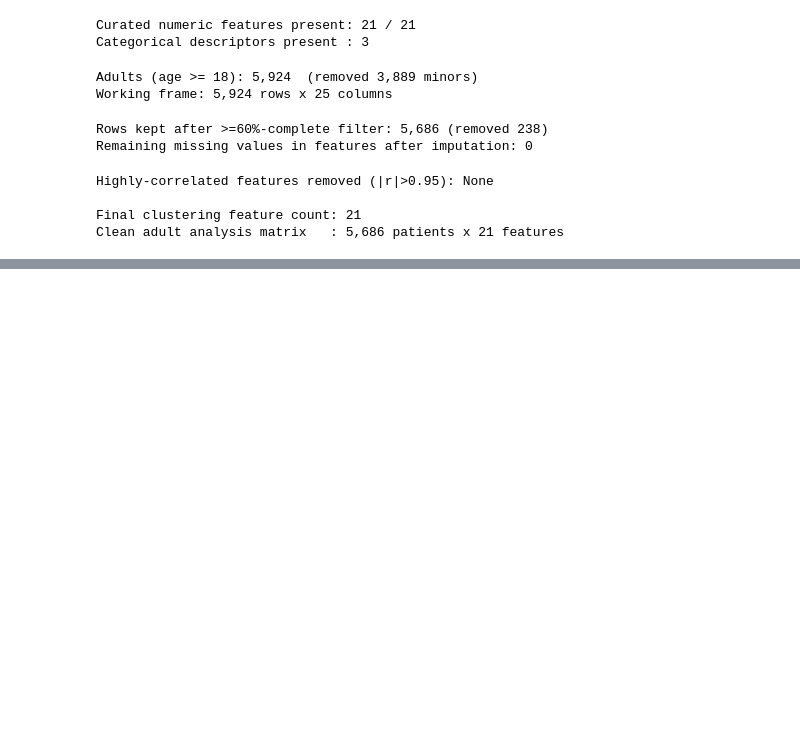
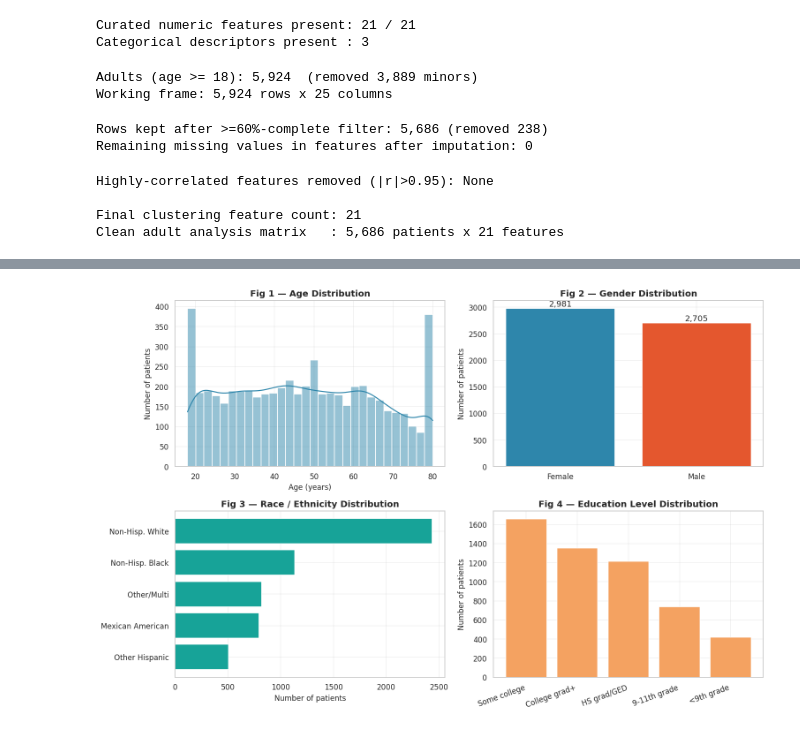
Before and after one commit to Syed-Irfan-1165/Patient-Segmentation-using-Unsupervised-Machine-Learning, a Jupyter notebook: notebooks/NHANES_Patient_Segmentation_PROGRESS.ipynb, the cells around one changed output, grey strips where cells are left out. Saved outputs shown, nothing was run; the diff lists cells and outputs as text; code cells hidden in the pictures; blank space fills up the shorter version.

```diff
--- a/notebooks/NHANES_Patient_Segmentation_PROGRESS.ipynb
+++ b/notebooks/NHANES_Patient_Segmentation_PROGRESS.ipynb
@@ -620,0 +631,17 @@ Clean adult analysis matrix   : 5,686 patients x 21 features
+# %%
+# ---- 5.0 Decode categorical NHANES codes into readable labels (for plots) ----
+GENDER_MAP = {1: 'Male', 2: 'Female'}
+RACE_MAP = {1: 'Mexican American', 2: 'Other Hispanic', 3: 'Non-Hisp. White',
+            4: 'Non-Hisp. Black', 5: 'Other/Multi'}
+EDU_MAP = {1: '<9th grade', 2: '9-11th grade', 3: 'HS grad/GED',
+           4: 'Some college', 5: 'College grad+', 7: np.nan, 9: np.nan}
+
+df_eda = df_clean.copy()
+if 'Gender' in df_eda:    df_eda['Gender_lbl'] = df_eda['Gender'].map(GENDER_MAP)
+if 'Race' in df_eda:      df_eda['Race_lbl']   = df_eda['Race'].map(RACE_MAP)
+if 'Education' in df_eda: df_eda['Edu_lbl']    = df_eda['Education'].map(EDU_MAP)
+
+# Derived age-group column purely for EDA readability
+df_eda['AgeGroup'] = pd.cut(df_eda['Age'], bins=[17, 30, 45, 60, 75, 120],
+                            labels=['18-30', '31-45', '46-60', '61-75', '75+'])
+print('Categorical labels decoded for EDA.')
@@ -620,0 +653,32 @@ Clean adult analysis matrix   : 5,686 patients x 21 features
+# %%
+# ===== Figures 1-4: Age, Gender, Race, Education =====
+fig, axes = plt.subplots(2, 2, figsize=(14, 9))
+
+# Fig 1 — Age distribution (histogram + KDE)
+sns.histplot(df_eda['Age'], bins=30, kde=True, color=PALETTE[0], ax=axes[0, 0])
+axes[0, 0].set_title('Fig 1 — Age Distribution')
+axes[0, 0].set_xlabel('Age (years)'); axes[0, 0].set_ylabel('Number of patients')
+
+# Fig 2 — Gender distribution
+gc = df_eda['Gender_lbl'].value_counts()
+axes[0, 1].bar(gc.index, gc.values, color=[PALETTE[0], PALETTE[1]])
+axes[0, 1].set_title('Fig 2 — Gender Distribution')
+axes[0, 1].set_ylabel('Number of patients')
+for i, v in enumerate(gc.values): axes[0, 1].text(i, v, f'{v:,}', ha='center', va='bottom')
+
+# Fig 3 — Race / ethnicity distribution
+rc = df_eda['Race_lbl'].value_counts()
+axes[1, 0].barh(rc.index[::-1], rc.values[::-1], color=PALETTE[2])
+axes[1, 0].set_title('Fig 3 — Race / Ethnicity Distribution')
+axes[1, 0].set_xlabel('Number of patients')
+
+# Fig 4 — Education distribution
+ec = df_eda['Edu_lbl'].value_counts()
+axes[1, 1].bar(range(len(ec)), ec.values, color=PALETTE[3])
+axes[1, 1].set_xticks(range(len(ec))); axes[1, 1].set_xticklabels(ec.index, rotation=20, ha='right')
+axes[1, 1].set_title('Fig 4 — Education Level Distribution')
+axes[1, 1].set_ylabel('Number of patients')
+
+plt.tight_layout(); plt.show()
+# %% [output]
+[figure, added]
```
Also changed, not shown: parts of 20 cells of this notebook.
